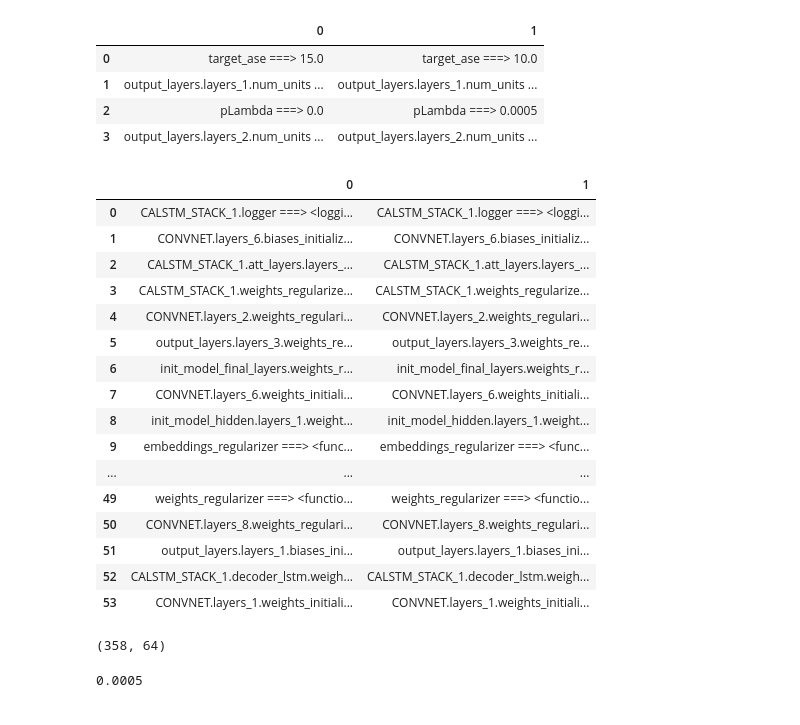
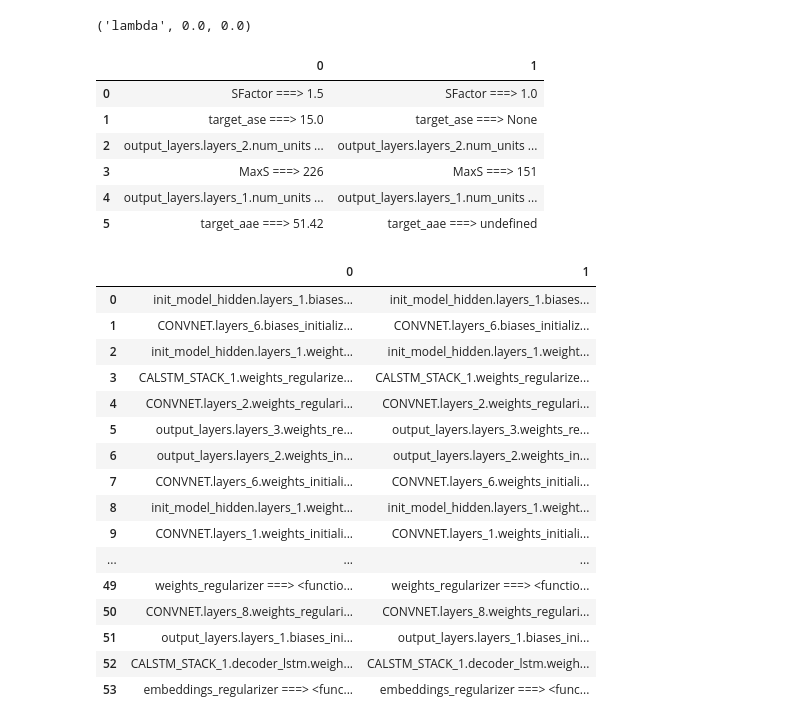
Before and after one commit to untrix/im2latex, a Jupyter notebook: src/diff_params.ipynb, the cells around one changed output. Saved outputs shown, nothing was run; the diff lists cells and outputs as text; code cells hidden in the pictures.

```diff
--- a/src/diff_params.ipynb
+++ b/src/diff_params.ipynb
@@ -63,37 +92,32 @@ print(one['output_layers']['layers'][0]['num_units'], two['output_layers']['laye
 # %%
-diff2 = DiffParams('./tb_metrics/2017-11-28 01-40-26 PST scanningRNN_regroupImage', './tb_metrics/2017-11-28 08-34-47 PST scanningRNN_regroupImage')
-diff2.hyper()
+diff = DiffParams('./tb_metrics/2017-11-28 01-40-26 PST scanningRNN_regroupImage', './tb_metrics/2017-11-28 15-54-35 PST scanningRNN_regroupImage')
+one, two = diff.get_hyper()
+print('lambda', one['pLambda'], two['pLambda'])
+diff.hyper()
 # %% [output]
+('lambda', 0.0, 0.0)
 |  | 0 | 1 |
-| 0 | target_ase ===> 15.0 | target_ase ===> 10.0 |
-| 1 | output_layers.layers_1.num_units ... | output_layers.layers_1.num_units ... |
-| 2 | pLambda ===> 0.0 | pLambda ===> 0.0005 |
-| 3 | output_layers.layers_2.num_units ... | output_layers.layers_2.num_units ... |
+| 0 | SFactor ===> 1.5 | SFactor ===> 1.0 |
+| 1 | target_ase ===> 15.0 | target_ase ===> None |
+| 2 | output_layers.layers_2.num_units ... | output_layers.layers_2.num_units ... |
+| 3 | MaxS ===> 226 | MaxS ===> 151 |
+| 4 | output_layers.layers_1.num_units ... | output_layers.layers_1.num_units ... |
+| 5 | target_aae ===> 51.42 | target_aae ===> undefined |
 |  | 0 | 1 |
-| 0 | CALSTM_STACK_1.logger ===> <loggi... | CALSTM_STACK_1.logger ===> <loggi... |
+| 0 | init_model_hidden.layers_1.biases... | init_model_hidden.layers_1.biases... |
 | 1 | CONVNET.layers_6.biases_initializ... | CONVNET.layers_6.biases_initializ... |
-| 2 | CALSTM_STACK_1.att_layers.layers_... | CALSTM_STACK_1.att_layers.layers_... |
+| 2 | init_model_hidden.layers_1.weight... | init_model_hidden.layers_1.weight... |
 | 3 | CALSTM_STACK_1.weights_regularize... | CALSTM_STACK_1.weights_regularize... |
 | 4 | CONVNET.layers_2.weights_regulari... | CONVNET.layers_2.weights_regulari... |
 | 5 | output_layers.layers_3.weights_re... | output_layers.layers_3.weights_re... |
-| 6 | init_model_final_layers.weights_r... | init_model_final_layers.weights_r... |
+| 6 | output_layers.layers_2.weights_in... | output_layers.layers_2.weights_in... |
 | 7 | CONVNET.layers_6.weights_initiali... | CONVNET.layers_6.weights_initiali... |
 | 8 | init_model_hidden.layers_1.weight... | init_model_hidden.layers_1.weight... |
-| 9 | embeddings_regularizer ===> <func... | embeddings_regularizer ===> <func... |
+| 9 | CONVNET.layers_1.weights_initiali... | CONVNET.layers_1.weights_initiali... |
 | ... | ... | ... |
 | 49 | weights_regularizer ===> <functio... | weights_regularizer ===> <functio... |
 | 50 | CONVNET.layers_8.weights_regulari... | CONVNET.layers_8.weights_regulari... |
 | 51 | output_layers.layers_1.biases_ini... | output_layers.layers_1.biases_ini... |
 | 52 | CALSTM_STACK_1.decoder_lstm.weigh... | CALSTM_STACK_1.decoder_lstm.weigh... |
-| 53 | CONVNET.layers_1.weights_initiali... | CONVNET.layers_1.weights_initiali... |
+| 53 | embeddings_regularizer ===> <func... | embeddings_regularizer ===> <func... |
-# %%
-one, two = diff2.get_hyper()
-print(one['output_layers']['layers'][0]['num_units'], two['output_layers']['layers'][0]['num_units'])
-# %% [output]
-(358, 64)
-# %%
-two['pLambda']
-# two['pLambda']
-# %% [output]
-0.0005
 # %%
```
Also changed, not shown: parts of 5 cells of this notebook, 7 other files.
